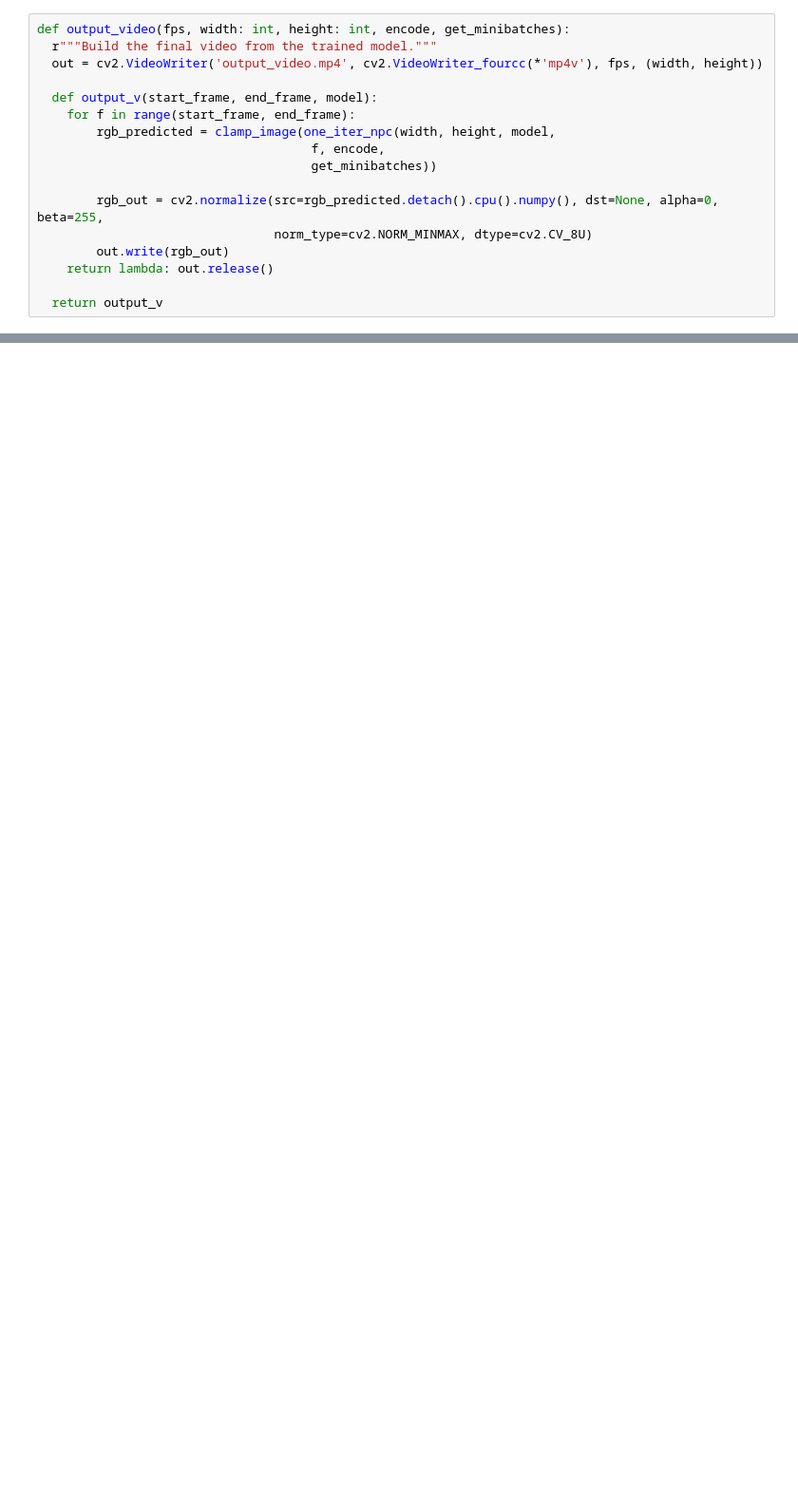
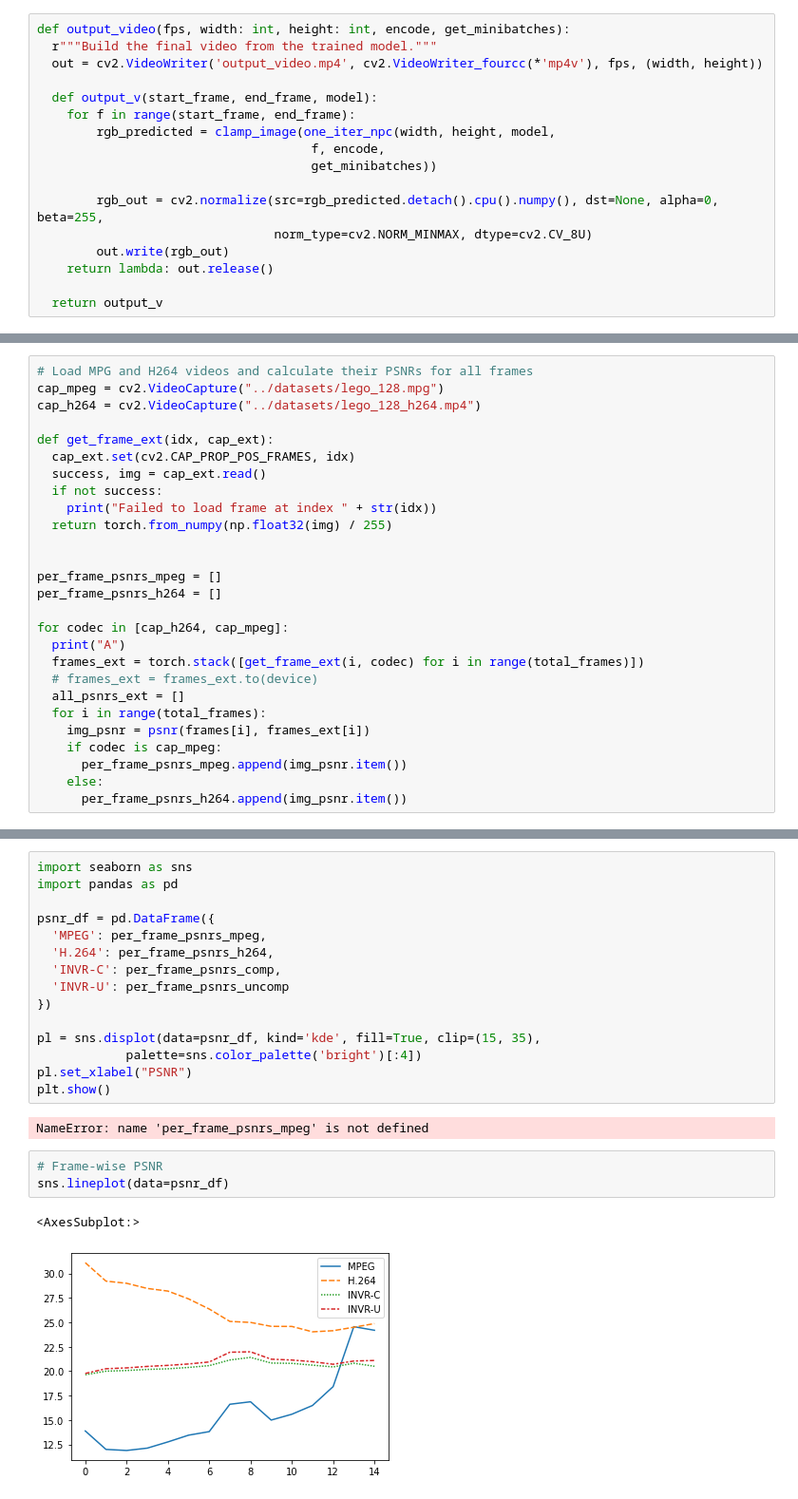
Before and after one commit to ZakSingh/neural-positional-compression, a Jupyter notebook: src/video_chunked.ipynb, the cells around one changed output, grey strips where cells are left out. Shown: that part at 95% size. Saved outputs shown, nothing was run; the diff lists cells and outputs as text; blank space fills up the shorter version.

```diff
--- a/src/video_chunked.ipynb
+++ b/src/video_chunked.ipynb
@@ -542,0 +607,27 @@ Mean PSNR: 30.91255161497328 Median PSNR: 32.10228443145752
+# %%
+# Load MPG and H264 videos and calculate their PSNRs for all frames
+cap_mpeg = cv2.VideoCapture("../datasets/lego_128.mpg")
+cap_h264 = cv2.VideoCapture("../datasets/lego_128_h264.mp4")
+
+def get_frame_ext(idx, cap_ext):
+  cap_ext.set(cv2.CAP_PROP_POS_FRAMES, idx)
+  success, img = cap_ext.read()
+  if not success:
+    print("Failed to load frame at index " + str(idx))
+  return torch.from_numpy(np.float32(img) / 255)
+
+
+per_frame_psnrs_mpeg = []
+per_frame_psnrs_h264 = []
+
+for codec in [cap_h264, cap_mpeg]:
+  print("A")
+  frames_ext = torch.stack([get_frame_ext(i, codec) for i in range(total_frames)])
+  # frames_ext = frames_ext.to(device)
+  all_psnrs_ext = []
+  for i in range(total_frames):
+    img_psnr = psnr(frames[i], frames_ext[i])
+    if codec is cap_mpeg:
+      per_frame_psnrs_mpeg.append(img_psnr.item())
+    else:
+      per_frame_psnrs_h264.append(img_psnr.item())
@@ -542,0 +685,23 @@ Mean PSNR: 30.91255161497328 Median PSNR: 32.10228443145752
+# %%
+import seaborn as sns
+import pandas as pd
+
+psnr_df = pd.DataFrame({
+  'MPEG': per_frame_psnrs_mpeg,
+  'H.264': per_frame_psnrs_h264,
+  'INVR-C': per_frame_psnrs_comp,
+  'INVR-U': per_frame_psnrs_uncomp
+})
+
+pl = sns.displot(data=psnr_df, kind='kde', fill=True, clip=(15, 35),
+            palette=sns.color_palette('bright')[:4])
+pl.set_xlabel("PSNR")
+plt.show()
+# %% [output]
+NameError: name 'per_frame_psnrs_mpeg' is not defined
+# %%
+# Frame-wise PSNR
+sns.lineplot(data=psnr_df)
+# %% [output]
+<AxesSubplot:>
+[figure, added]
```
Also changed, not shown: parts of 13 cells of this notebook, 18 other files.
